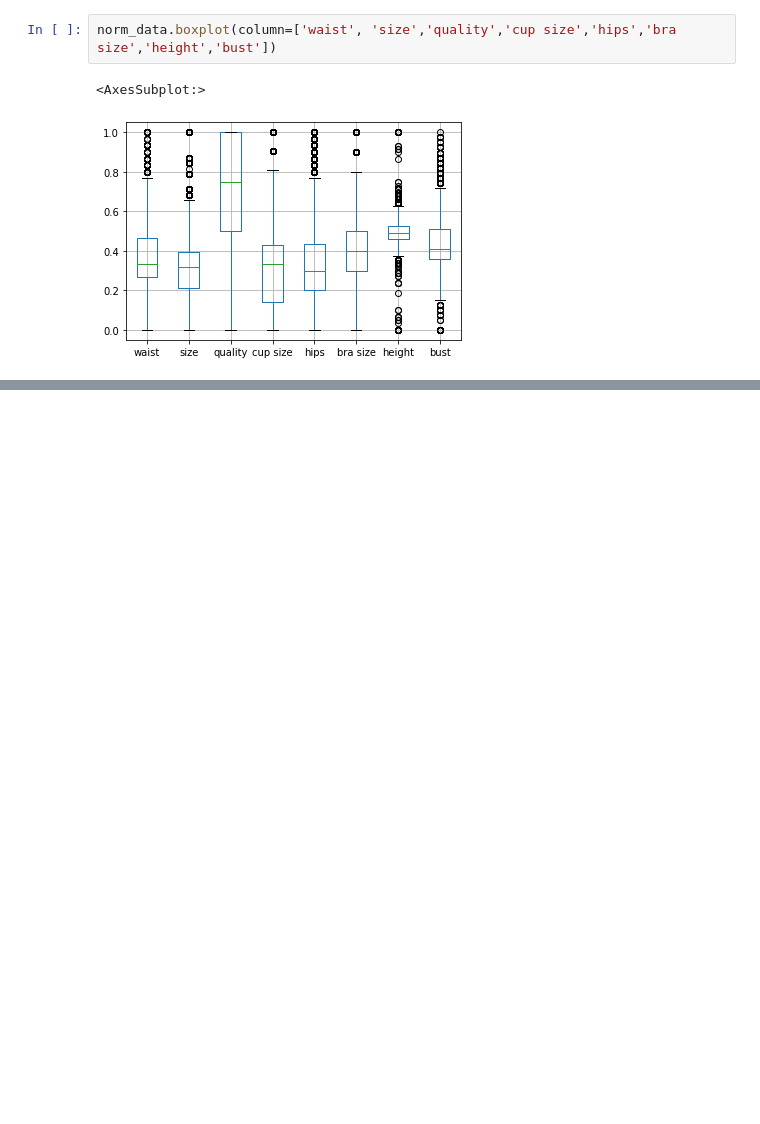
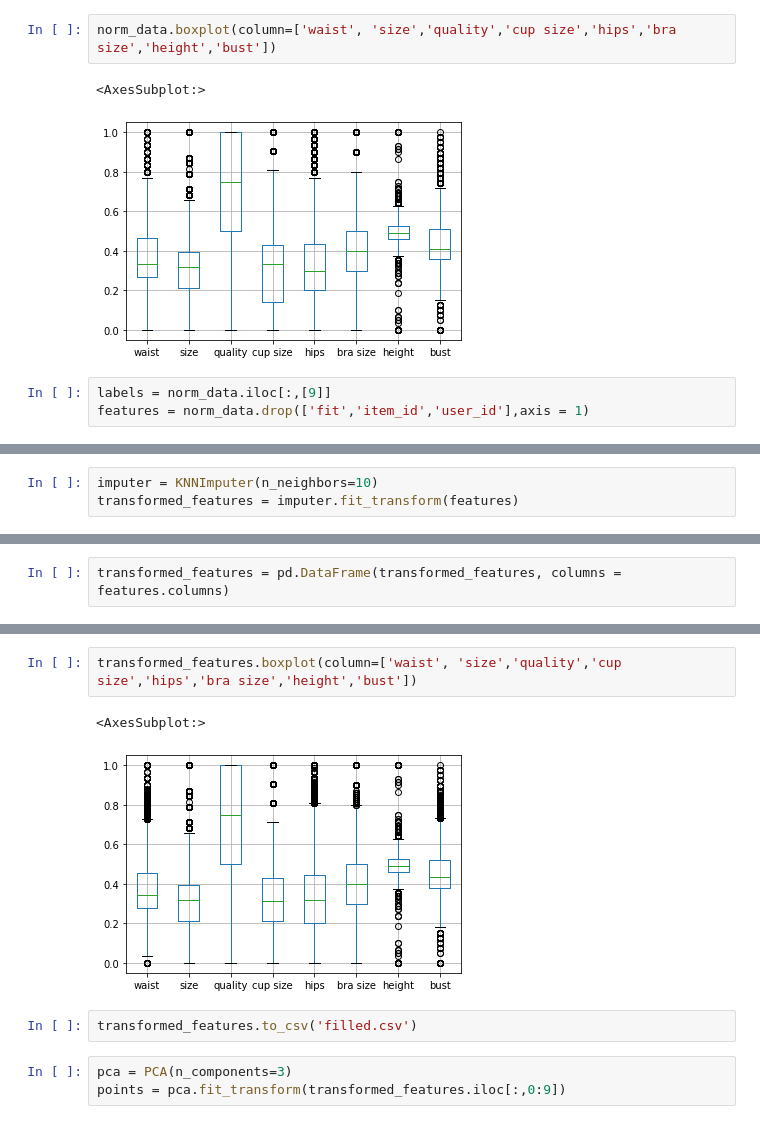
Before and after one commit to QuanlingZhao/CSE258Assignment2, a Jupyter notebook: data_clean.ipynb, the cells around one changed output, grey strips where cells are left out. Saved outputs shown, nothing was run; the diff lists cells and outputs as text; blank space fills up the shorter version.

```diff
--- a/data_clean.ipynb
+++ b/data_clean.ipynb
@@ -71,3 +77,6 @@ norm_data.boxplot(column=['waist', 'size','quality','cup size','hips','bra size'
 # %% [output]
 <AxesSubplot:>
 [figure]
+# %%
+labels = norm_data.iloc[:,[9]]
+features = norm_data.drop(['fit','item_id','user_id'],axis = 1)
@@ -73,0 +115,3 @@ norm_data.boxplot(column=['waist', 'size','quality','cup size','hips','bra size'
+# %%
+imputer = KNNImputer(n_neighbors=10)
+transformed_features = imputer.fit_transform(features)
@@ -73,0 +122,2 @@ norm_data.boxplot(column=['waist', 'size','quality','cup size','hips','bra size'
+# %%
+transformed_features = pd.DataFrame(transformed_features, columns = features.columns)
@@ -73,0 +140,10 @@ norm_data.boxplot(column=['waist', 'size','quality','cup size','hips','bra size'
+# %%
+transformed_features.boxplot(column=['waist', 'size','quality','cup size','hips','bra size','height','bust'])
+# %% [output]
+<AxesSubplot:>
+[figure, added]
+# %%
+transformed_features.to_csv('filled.csv')
+# %%
+pca = PCA(n_components=3)
+points = pca.fit_transform(transformed_features.iloc[:,0:9])
```
Also changed, not shown: parts of 22 cells of this notebook, 4 other files.
